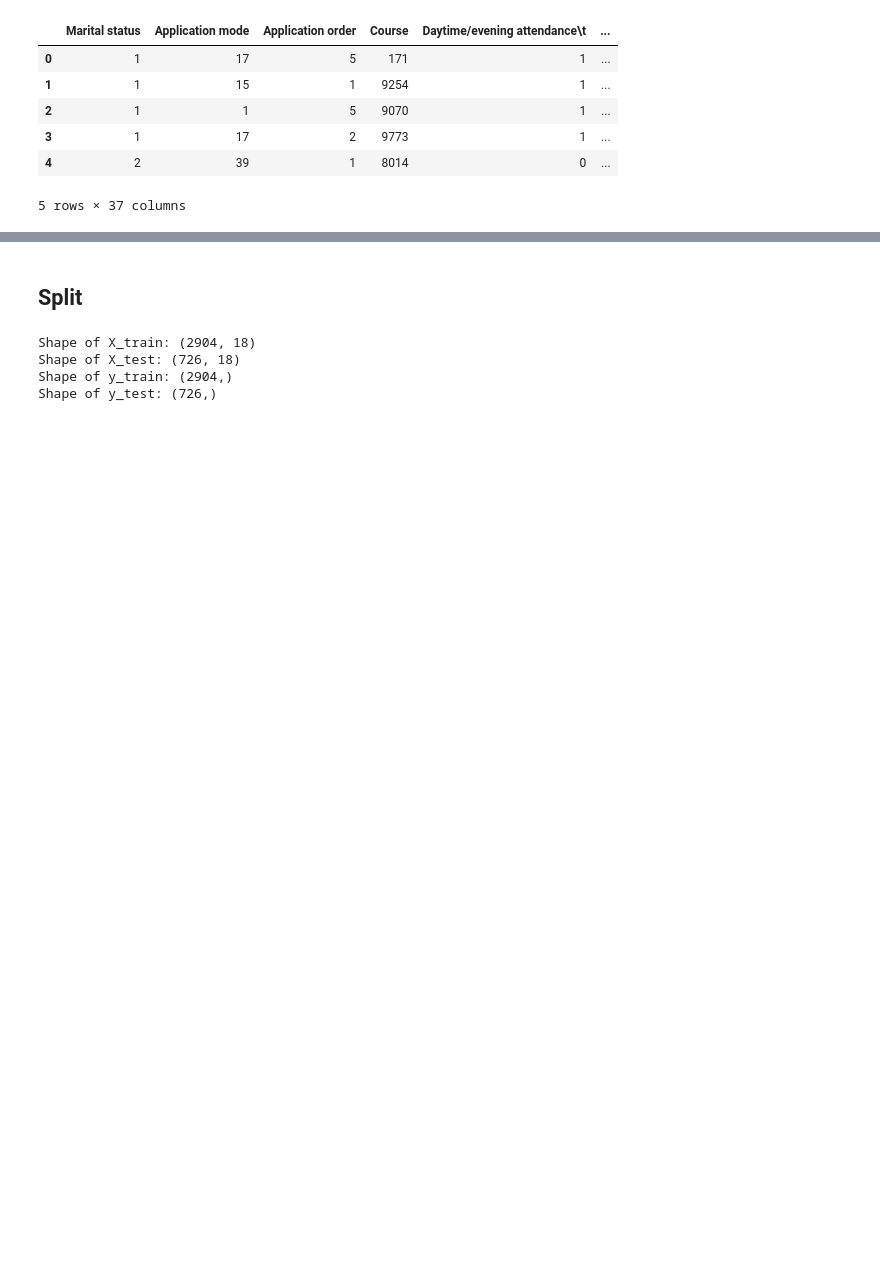
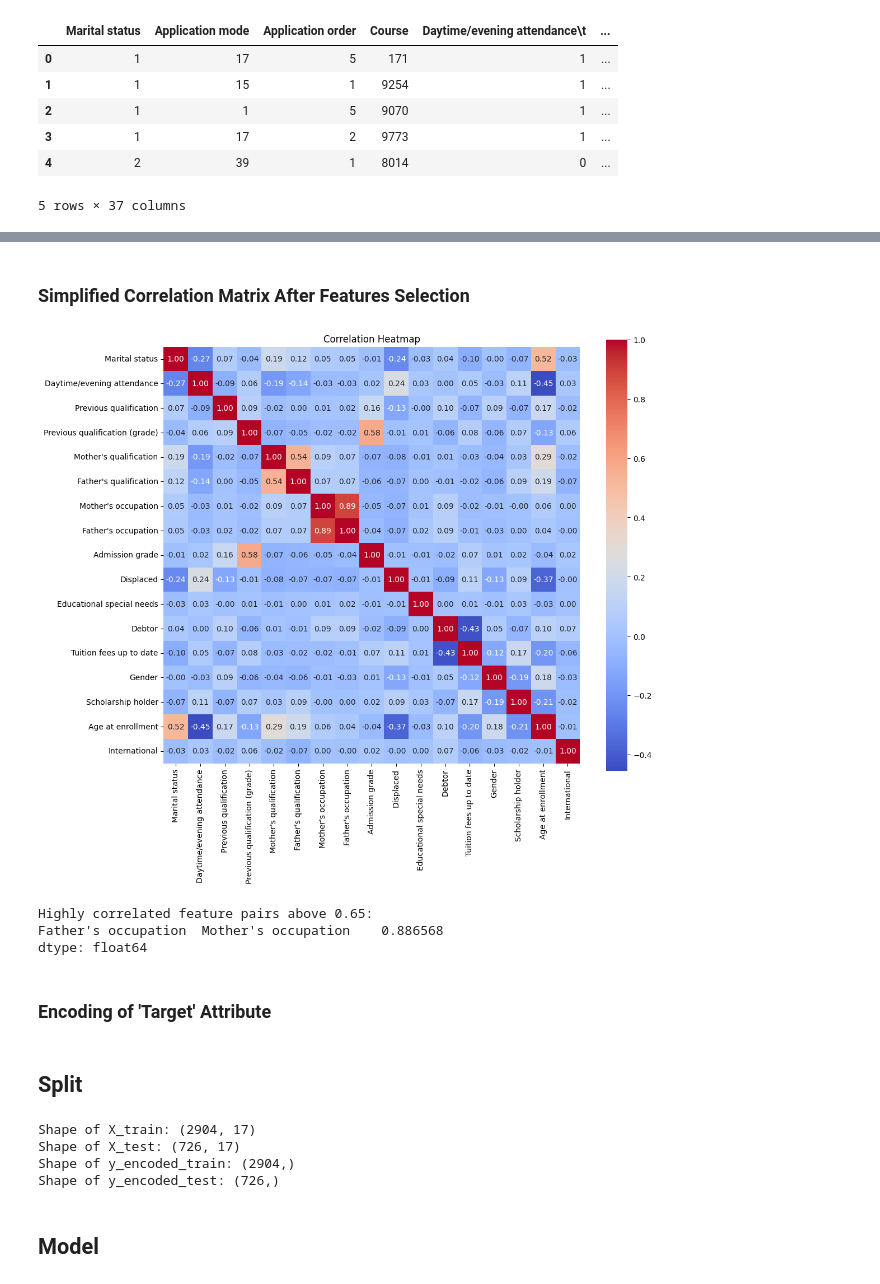
Before and after one commit to rommeltoledocr/Academic-Success-Predictor-ML, a Jupyter notebook: Academic_Success_Predictor_ML.ipynb, the cells around one changed output, grey strips where cells are left out. Cells and saved outputs as stored; diff of their text form; code cells hidden in the pictures; blank space fills up the shorter version.

```diff
--- a/Academic_Success_Predictor_ML.ipynb
+++ b/Academic_Success_Predictor_ML.ipynb
@@ -105,3 +227,29 @@ dtype: int64
+# %%
+# List of columns to drop
+columns_to_drop = [
+    'Application mode',
+    'Application order',
+    'Course',
+    'Curricular units 1st sem (credited)',
+    'Curricular units 1st sem (enrolled)',
+    'Curricular units 1st sem (evaluations)',
+    'Curricular units 1st sem (approved)',
+    'Curricular units 1st sem (grade)',
+    'Curricular units 1st sem (without evaluations)',
+    'Curricular units 2nd sem (credited)',
+    'Curricular units 2nd sem (enrolled)',
+    'Curricular units 2nd sem (evaluations)',
+    'Curricular units 2nd sem (approved)',
+    'Curricular units 2nd sem (grade)',
+    'Curricular units 2nd sem (without evaluations)',
+    'Nacionality',
+    'Unemployment rate',
+    'Inflation rate',
+    'GDP'
+]
+
+# Drop the specified columns
+df = df.drop(columns=columns_to_drop)
 # %%
 # Drop rows where 'Target' is 'Enrolled'
 df = df[df['Target'] != 'Enrolled']
@@ -145,0 +269,18 @@ y_onehot = encoder.fit_transform(y_encoded.reshape(-1, 1))
+# %% [markdown]
+### Simplified Correlation Matrix After Features Selection
+# %%
+# Calculate and plot the correlation matrix
+correlation_matrix = plot_correlation_matrix(df)
+
+# Define a threshold for high correlation
+threshold = 0.65
+
+# Identify and print highly correlated features
+high_correlation_features(correlation_matrix, threshold)
+# %% [output]
+[figure, added]
+Highly correlated feature pairs above 0.65:
+Father's occupation  Mother's occupation    0.886568
+dtype: float64
+# %% [markdown]
+### Encoding of 'Target' Attribute
@@ -146,20 +301,20 @@ y_onehot = encoder.fit_transform(y_encoded.reshape(-1, 1))
 # %% [markdown]
 ## Split
 # %%
-from sklearn.model_selection import train_test_split
-
 # Separate features (X) from the target variable
 X = df.drop(columns=['Target'])
 
 # Split the data into training and testing sets
-X_train, X_test, y_train, y_test = train_test_split(X, y_encoded, test_size=0.2, random_state=42, stratify=y_encoded)
+X_train, X_test, y_encoded_train, y_encoded_test = train_test_split(
+    X, y_encoded, test_size=0.2, random_state=42, stratify=y_encoded
+)
 
 print("\nShape of X_train:", X_train.shape)
 print("Shape of X_test:", X_test.shape)
-print("Shape of y_train:", y_train.shape)
-print("Shape of y_test:", y_test.shape)
+print("Shape of y_encoded_train:", y_encoded_train.shape)
+print("Shape of y_encoded_test:", y_encoded_test.shape)
 # %% [output]
-Shape of X_train: (2904, 18)
-Shape of X_test: (726, 18)
-Shape of y_train: (2904,)
-Shape of y_test: (726,)
+Shape of X_train: (2904, 17)
+Shape of X_test: (726, 17)
+Shape of y_encoded_train: (2904,)
+Shape of y_encoded_test: (726,)
@@ -165,0 +326,2 @@ Shape of y_test: (726,)
+# %% [markdown]
+## Model
```
Also changed, not shown: parts of 28 cells of this notebook.
